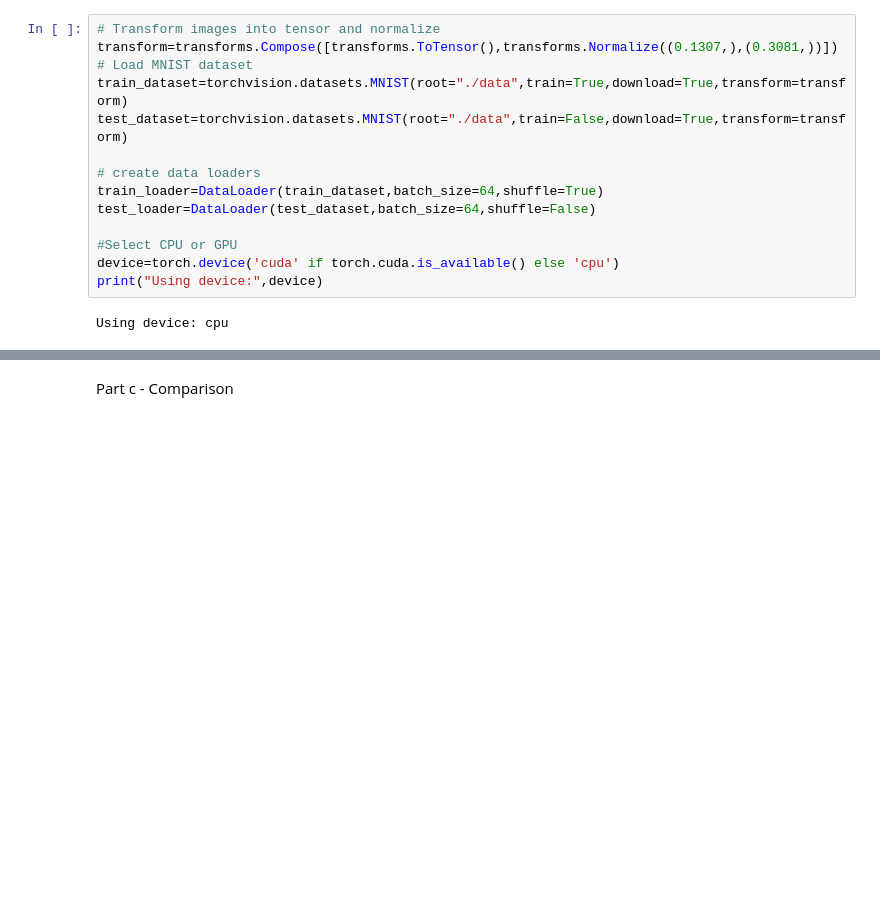
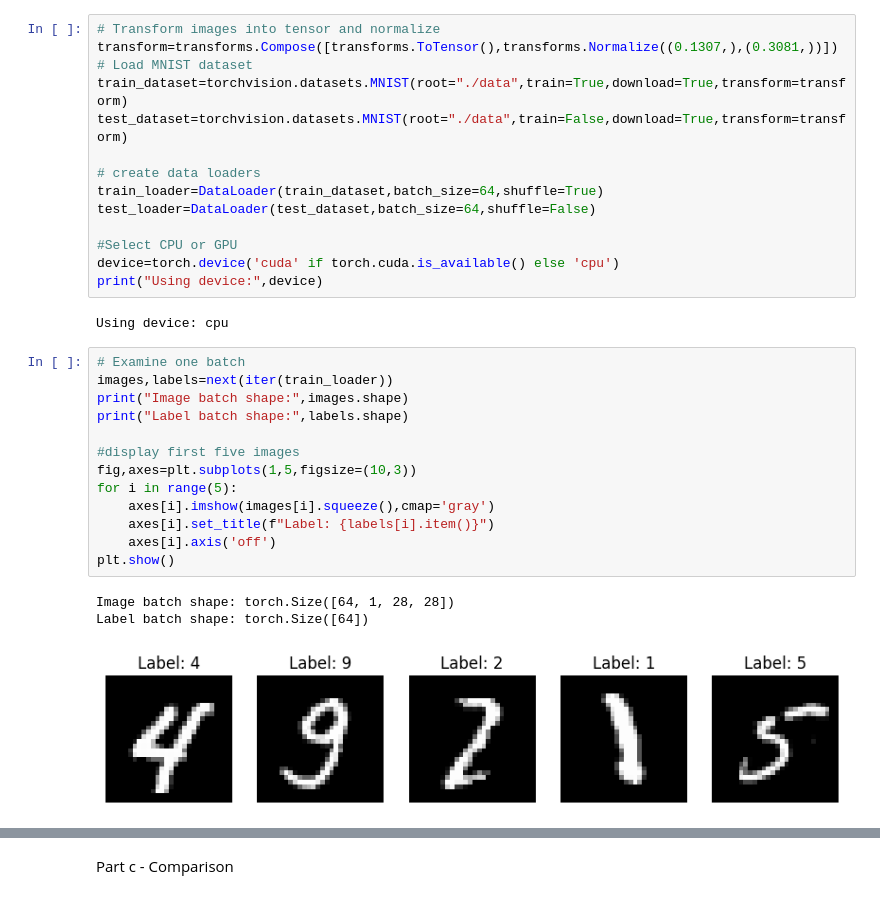
Before and after one commit to shalaniupekshani/EN3160-Assignment-3-on-Neural-Networks, a Jupyter notebook: A02_230659H.ipynb, the cells around one changed output, grey strips where cells are left out. Cells and saved outputs as stored; diff of their text form; blank space fills up the shorter version.

```diff
--- a/A02_230659H.ipynb
+++ b/A02_230659H.ipynb
@@ -188,6 +216,23 @@ device=torch.device('cuda' if torch.cuda.is_available() else 'cpu')
 print("Using device:",device)
 # %% [output]
 Using device: cpu
+# %%
+# Examine one batch
+images,labels=next(iter(train_loader))
+print("Image batch shape:",images.shape)
+print("Label batch shape:",labels.shape)
+
+#display first five images
+fig,axes=plt.subplots(1,5,figsize=(10,3))
+for i in range(5):
+    axes[i].imshow(images[i].squeeze(),cmap='gray')
+    axes[i].set_title(f"Label: {labels[i].item()}")
+    axes[i].axis('off')
+plt.show()
+# %% [output]
+Image batch shape: torch.Size([64, 1, 28, 28])
+Label batch shape: torch.Size([64])
+[figure, added]
 # %%
 # Define the LeNet-5 model
 class LeNet5(nn.Module):
```
Also changed, not shown: parts of 44 cells of this notebook.
